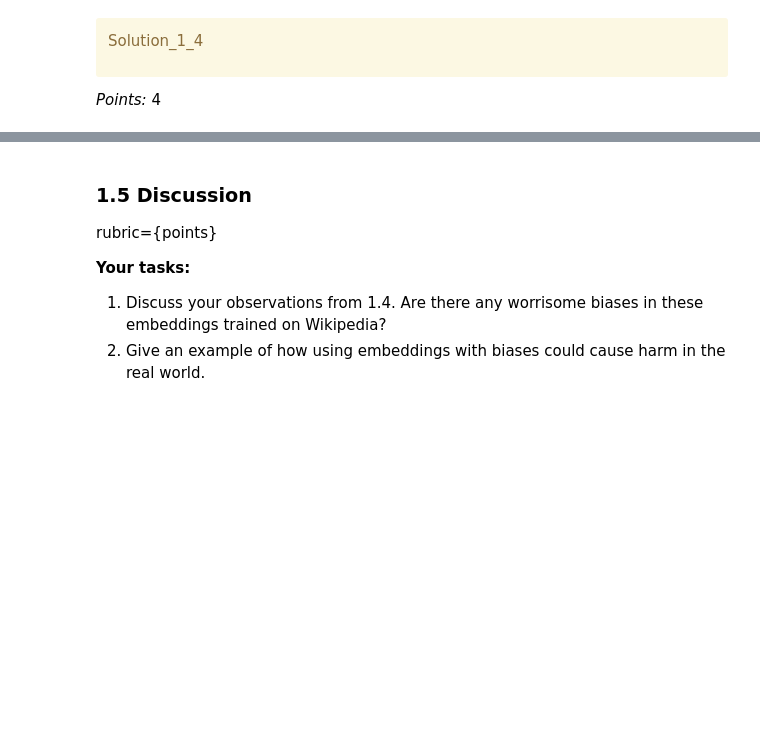
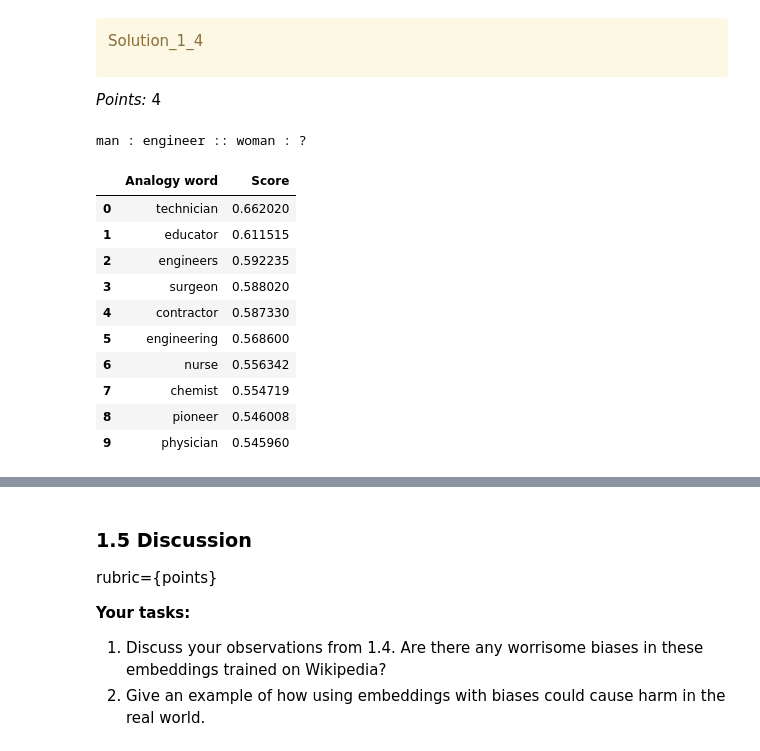
Before and after one commit to tonyxdsu/cpsc330-hw7, a Jupyter notebook: hw7.ipynb, the cells around one changed output, grey strips where cells are left out. Drawn from its saved outputs; the diff is of its cells as text; code cells hidden in the pictures; blank space fills up the shorter version.

```diff
--- a/hw7.ipynb
+++ b/hw7.ipynb
@@ -135,4 +141,9 @@ Solution_1.1
 
 _Points:_ 2
 # %%
-...
+words_to_find = ["king", "queen", "city", "cat"]
+
+for word in words_to_find:
+    print(f"Most similar words to '{word}':")
+    for similar_word in glove_wiki_vectors.most_similar(word, topn=5):
+        print(similar_word)
@@ -175,4 +196,6 @@ Solution_1.2
 
 _Points:_ 2
 # %%
-...
+for word1, word2 in word_pairs:
+    similarity_score = glove_wiki_vectors.similarity(word1, word2)
+    print(f"Similarity between '{word1}' and '{word2}': {similarity_score:.2f}")
@@ -212,4 +242,8 @@ Solution_1_3
 
 _Points:_ 2
 # %%
-...
+for word in test_words:
+    if word in glove_wiki_vectors:
+        print(f"{word} is IN the model vocabulary.")
+    else:
+        print(f"{word} is -NOT- in the model vocabulary.")
@@ -272,5 +334,18 @@ Solution_1_4
 
 _Points:_ 4
 # %%
-...
+analogy("man", "engineer", "woman")
+# %% [output]
+man : engineer :: woman : ?
+|  | Analogy word | Score |
+| 0 | technician | 0.662020 |
+| 1 | educator | 0.611515 |
+| 2 | engineers | 0.592235 |
+| 3 | surgeon | 0.588020 |
+| 4 | contractor | 0.587330 |
+| 5 | engineering | 0.568600 |
+| 6 | nurse | 0.556342 |
+| 7 | chemist | 0.554719 |
+| 8 | pioneer | 0.546008 |
+| 9 | physician | 0.545960 |
 # %%
```
Also changed, not shown: parts of 38 cells of this notebook.
